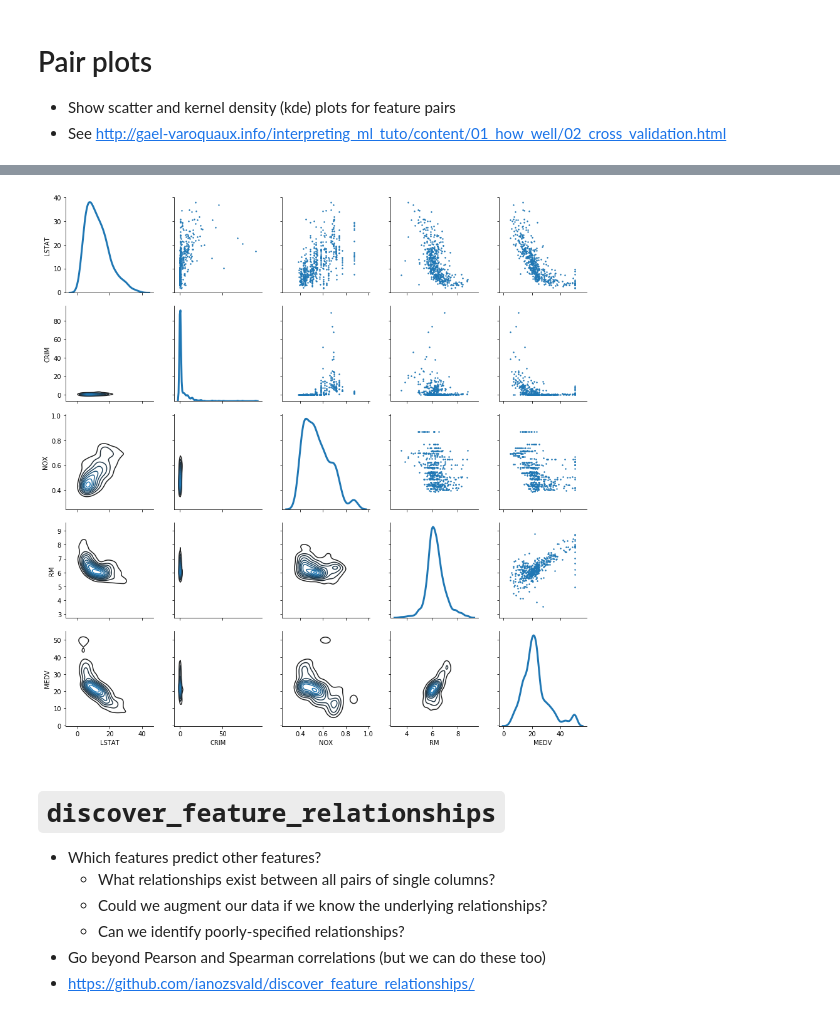
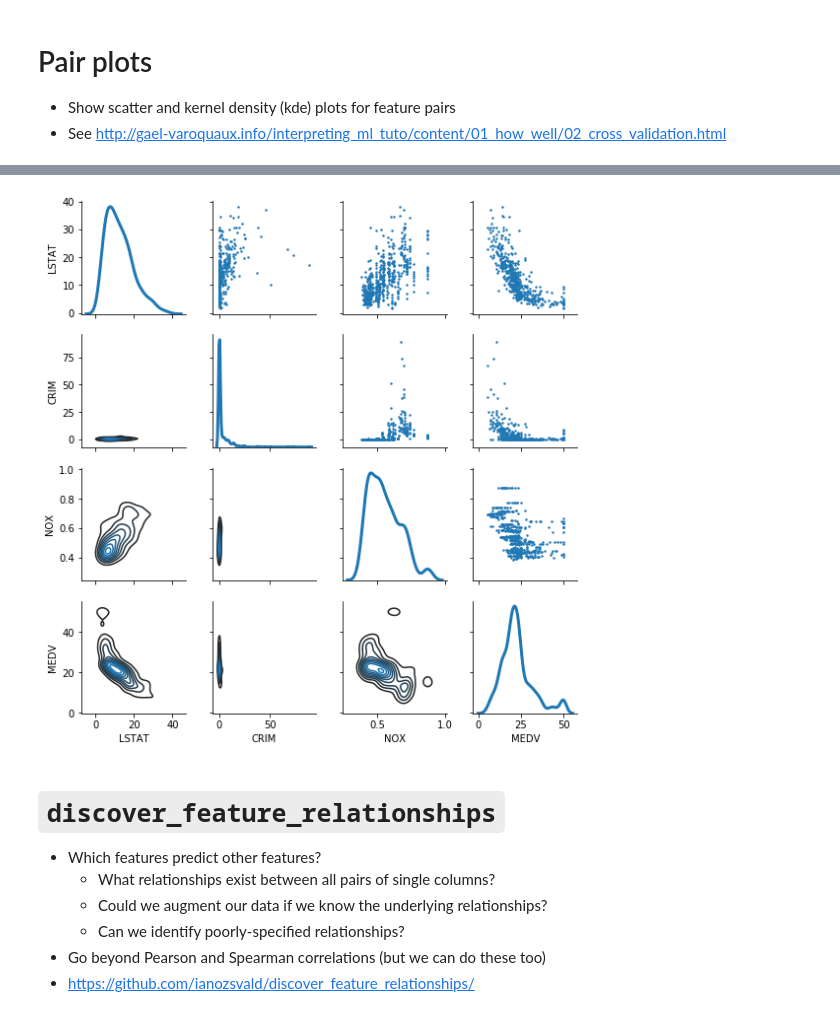
Before and after one commit to ianozsvald/pyconuk2018_diagramatic_diagnosis_of_data, a Jupyter notebook: pyconuk2018_slides.ipynb, the cells around one changed output, grey strips where cells are left out. Drawn from its saved outputs; the diff is of its cells as text; code cells hidden in the pictures.

```diff
--- a/pyconuk2018_slides.ipynb
+++ b/pyconuk2018_slides.ipynb
@@ -265,6 +268,6 @@ jg.ax_marg_x.set_title("Median value vs % lower status of the population");
 * Show scatter and kernel density (kde) plots for feature pairs
 * See http://gael-varoquaux.info/interpreting_ml_tuto/content/01_how_well/02_cross_validation.html
 # %%
-boston_smaller = boston[['LSTAT', 'CRIM', 'NOX', 'RM', 'MEDV']]
-sns.pairplot(boston_smaller);
+boston_smaller = boston[['LSTAT', 'CRIM', 'NOX', 'MEDV']]
+sns.pairplot(boston_smaller, height=2);
 # %% [output]
@@ -272,11 +275,10 @@ sns.pairplot(boston_smaller);
 # %%
-g = sns.PairGrid(boston_smaller,
-                 diag_sharey=False)
+g = sns.PairGrid(boston_smaller, diag_sharey=False, height=2)
 g.map_lower(sns.kdeplot)
 g.map_upper(plt.scatter, s=2)
 g.map_diag(sns.kdeplot, lw=3);
 # %% [output]
-[figure, old version]
+[figure, new version]
 # %%
 %load_ext autoreload
 %autoreload 2
```
Also changed, not shown: parts of 32 cells of this notebook, 2 other files.
